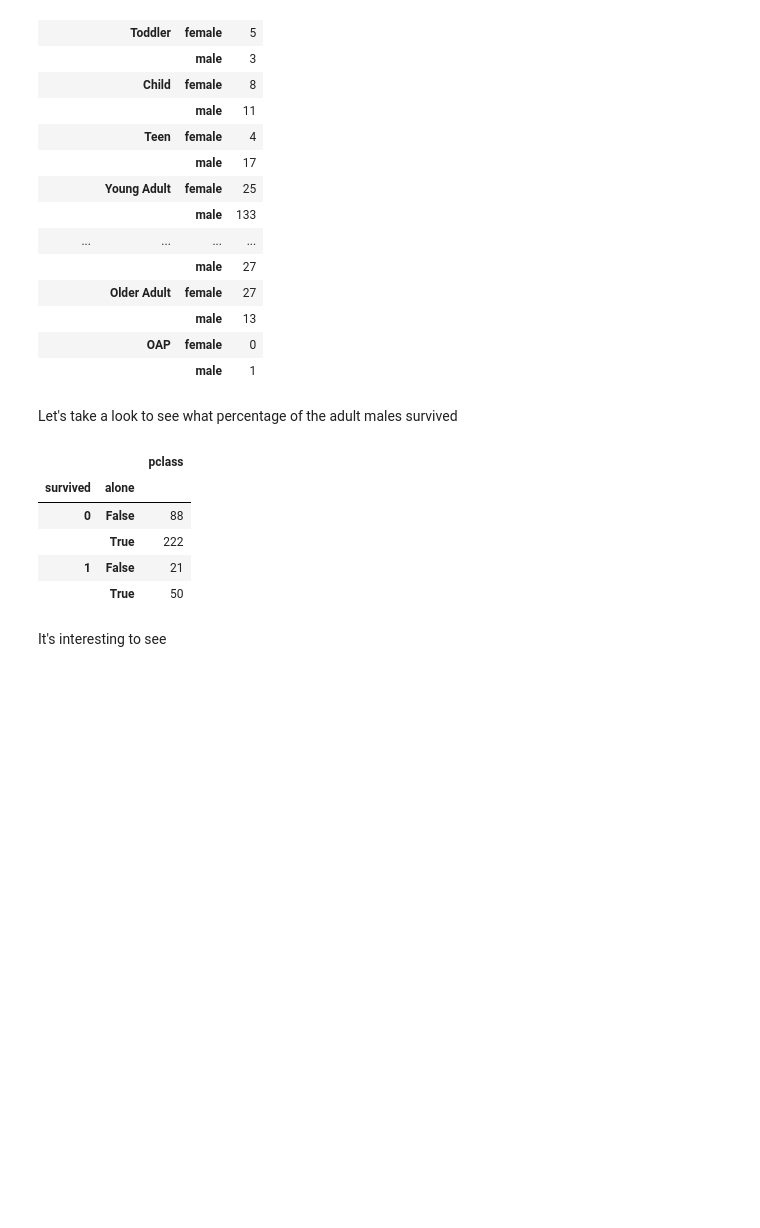
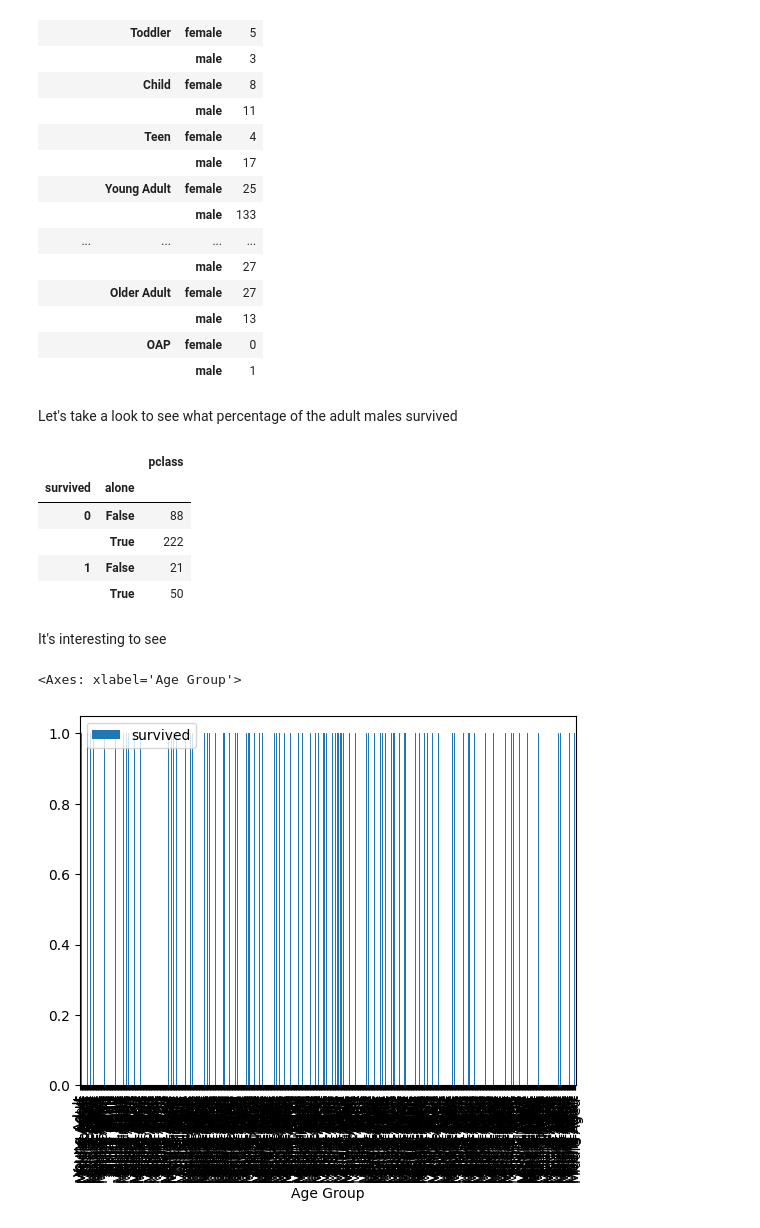
Before and after one commit to DafyddL/Data_402_Python, a Jupyter notebook: numpy_and_pandas/playing_with_pandas.ipynb, the cells around one changed output. Saved outputs shown, nothing was run; the diff lists cells and outputs as text; code cells hidden in the pictures; blank space fills up the shorter version.

Commit message:
Added a bar chart

```diff
--- a/numpy_and_pandas/playing_with_pandas.ipynb
+++ b/numpy_and_pandas/playing_with_pandas.ipynb
@@ -246,3 +246,8 @@ adult_male_df[['pclass','survived','alone']].groupby(["survived","alone"]).count
 |  | True | 50 |
 # %% [markdown]
 It's interesting to see
+# %%
+new_df.groupby("")
+# %% [output]
+<Axes: xlabel='Age Group'>
+[figure, added]
```
